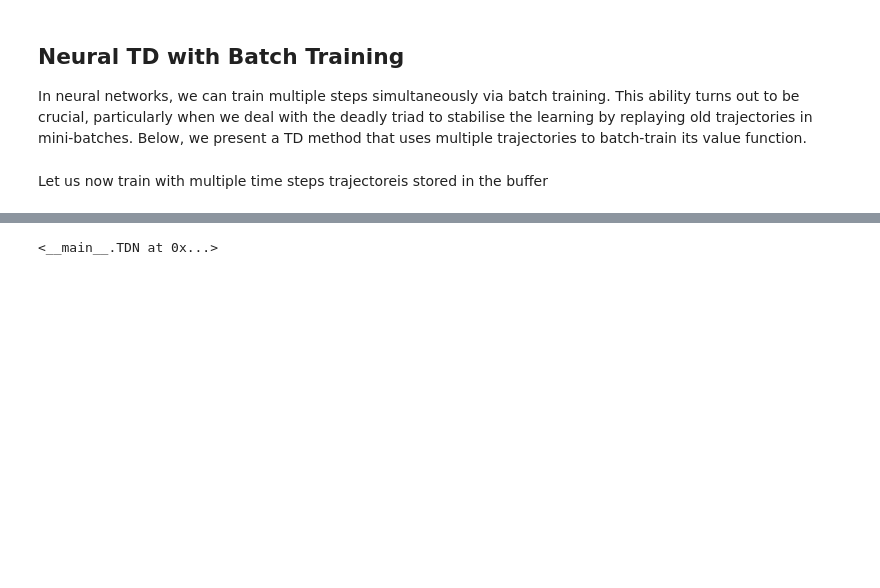
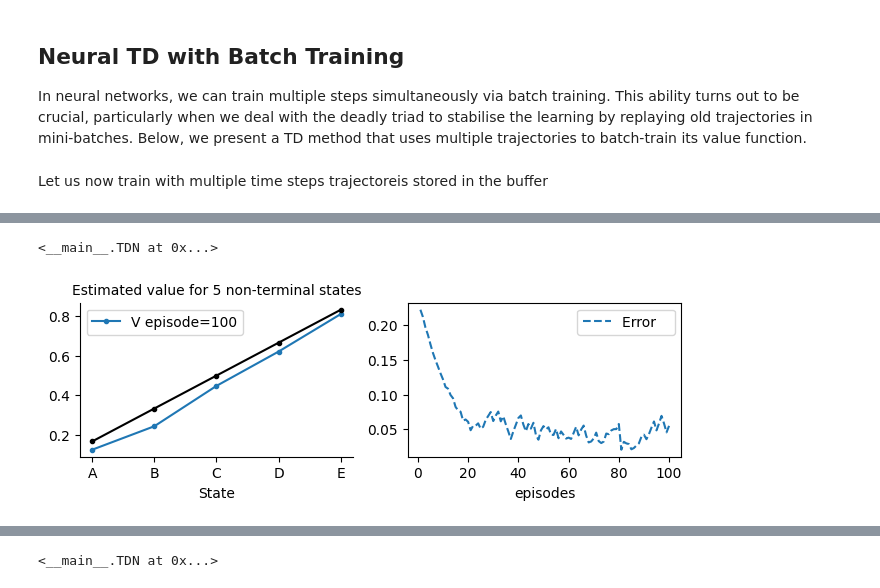
Before and after one commit to AltahhanAi/rl_rob, a Jupyter notebook: worksheet_5_1_.ipynb, the cells around one changed output, grey strips where cells are left out. Saved outputs shown, nothing was run; the diff lists cells and outputs as text; code cells hidden in the pictures; blank space fills up the shorter version.

```diff
--- a/worksheet_5_1_.ipynb
+++ b/worksheet_5_1_.ipynb
@@ -339,17 +285,9 @@ class TDN(nnMRP):
 
         Vs  = self.w(s)
         Vn  = self.w(sn).detach()
-        Vn[dones] = 0
-        print('Vs', Vs)
-        print('rn', rn.shape)
-        print(rn)
-        print('rn.unsqueezed 1', rn.unsqueeze(1))
-        print('rn.unsqueezed 0', rn.unsqueeze(0).shape)
-
-        self.w.fit(Vs, self.γ * Vn + rn.unsqueeze(1))
-
-# Vs torch.Size([64, 1])
-# Vn torch.Size([64, 1])
-# rn torch.Size([64])
+        Vn[dones] = 0 # equvlent to (1 - dones)
+        self.w.fit(Vs, self.γ * Vn + rn)
 # %% [markdown]
 Let us now train with multiple time steps trajectoreis stored in the buffer
+# %%
+tdn = TDN(env=vrandwalk(), α=1e-1, γ=1, seed=1, episodes=100, v0=.5, **demoE )
@@ -355,0 +304,5 @@ Let us now train with multiple time steps trajectoreis stored in the buffer
+# %%
+tdn.interact()
+# %% [output]
+<__main__.TDN at 0x...>
+[figure, added]
```
Also changed, not shown: parts of 19 cells of this notebook, 2 other files.
